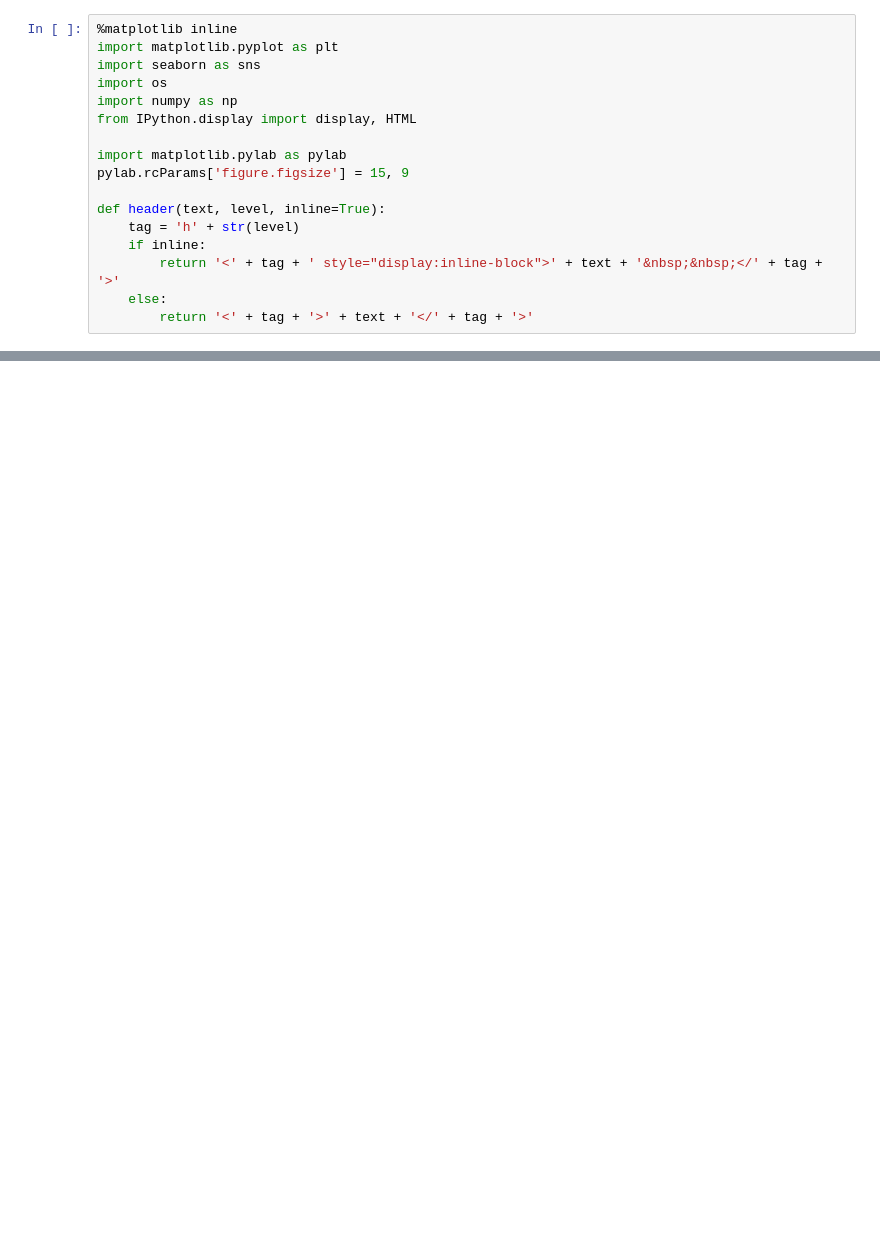
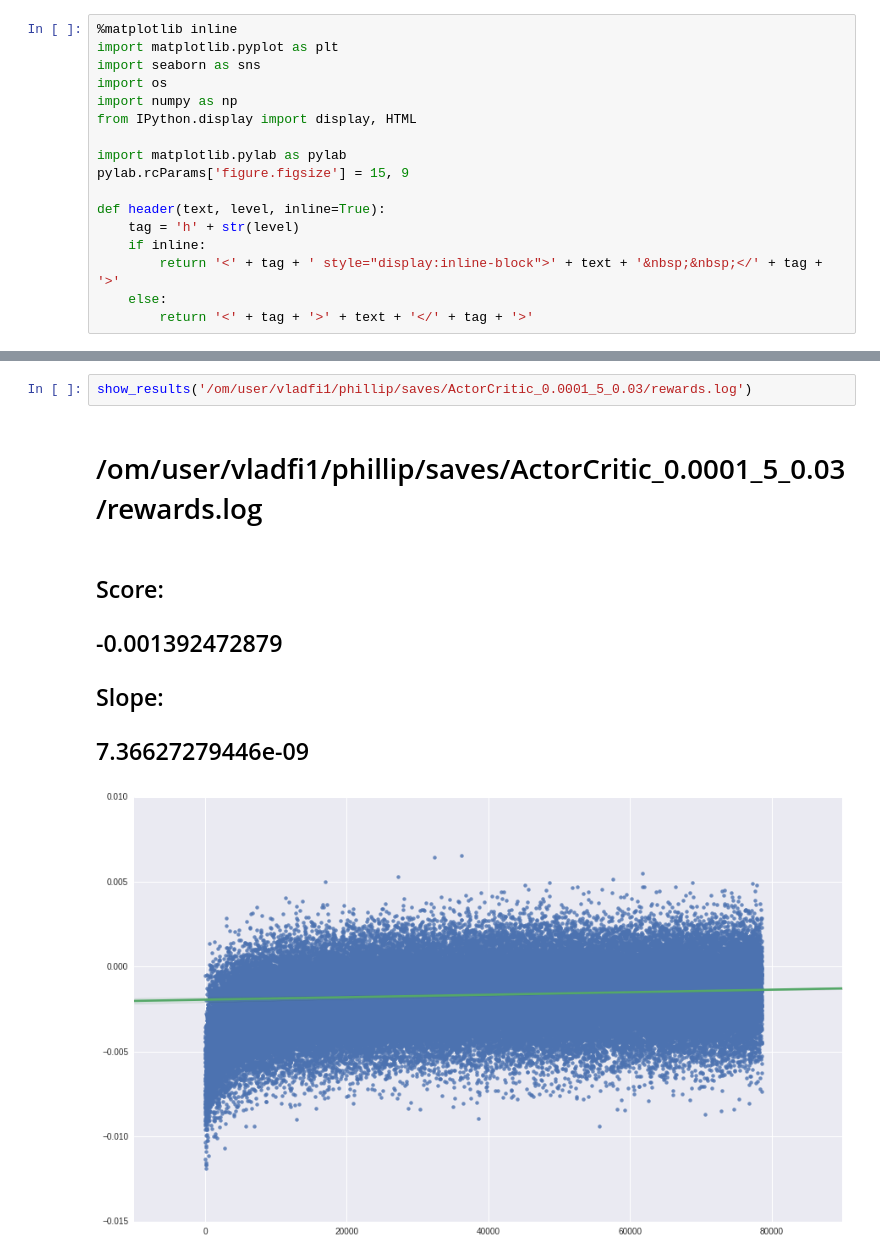
Before and after one commit to vladfi1/phillip, a Jupyter notebook: saves/result_plots_local.ipynb, the cells around one changed output, grey strips where cells are left out. Cells and saved outputs as stored; diff of their text form; blank space fills up the shorter version.

```diff
--- a/saves/result_plots_local.ipynb
+++ b/saves/result_plots_local.ipynb
@@ -95,0 +85,9 @@ Slope:
+# %%
+show_results('/om/user/vladfi1/phillip/saves/ActorCritic_0.0001_5_0.03/rewards.log')
+# %% [output]
+/om/user/vladfi1/phillip/saves/ActorCritic_0.0001_5_0.03/rewards.log
+Score:
+-0.001392472879
+Slope:
+7.36627279446e-09
+[figure, added]
```
Also changed, not shown: parts of 23 cells of this notebook, 2 other files.
